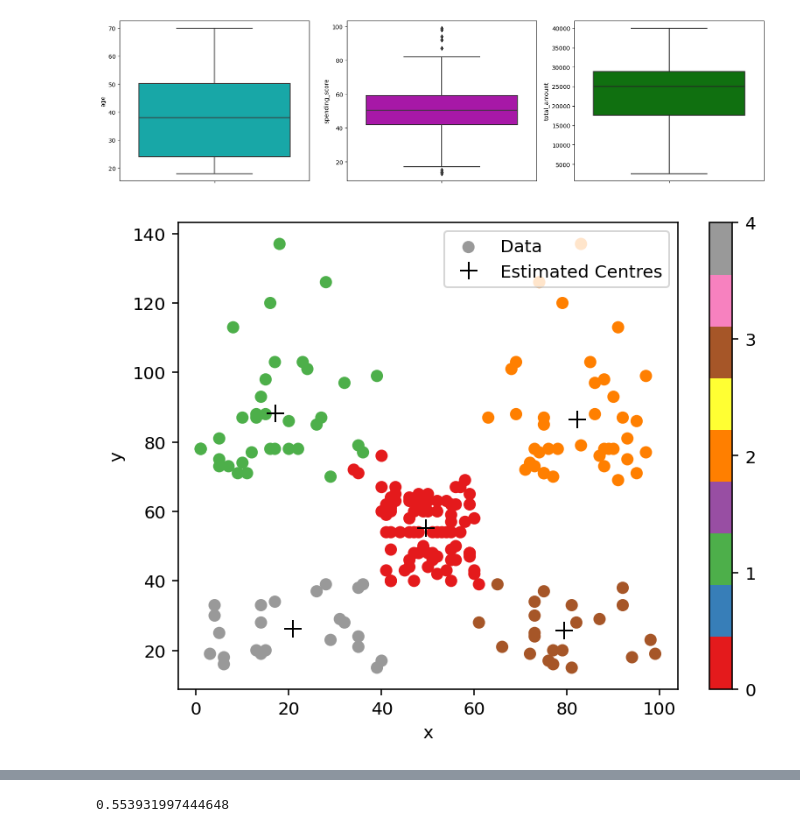
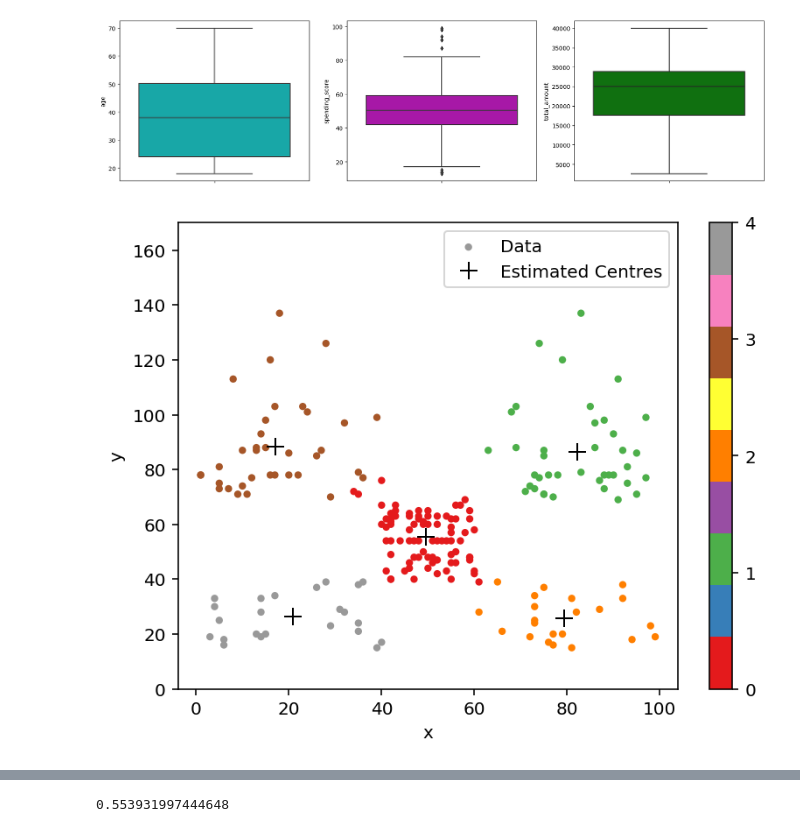
Before and after one commit to AgVicCodes/clustering_analysis, a Jupyter notebook: cluster_analysis.ipynb, the cells around one changed output, grey strips where cells are left out. Saved outputs shown, nothing was run; the diff lists cells and outputs as text; code cells hidden in the pictures.

```diff
--- a/cluster_analysis.ipynb
+++ b/cluster_analysis.ipynb
@@ -92,4 +14,0 @@ cdf2
-# %%
-for index, row in customer_df.iterrows():
-    if row.isna().any():
-        print(f"{index} missing values exist")
@@ -699,64 +606,28 @@ plt.show()
 # %%
-x = customer_df["Spending Score (1-100)"]
-y = customer_df["Annual Income (k$)"]
-
-xy = np.column_stack((x, y))
-
-ncluster = 5
-# set up the clusterer with the number of expected clusters (by eye)
-# kmeans starts with a random seed and repeats the clustering n_init times.
-kmeans = KMeans(n_clusters = ncluster, n_init = 20)
-
-# Fit the data, results are stored in the kmeans object
-kmeans.fit(xy)     # fit done on x,y pairs
-
-labels = kmeans.labels_  # the group for each fitted point
-
-# the estimated cluster centres
-cen = kmeans.cluster_centers_
-xkmeans = cen[:, 0]
-ykmeans = cen[:, 1]
-
-# def plot_fitted_clusters():
-#     """
-#     Plots clustered data as a scatter plot with determined centres shown
-#     """
-#     fig, ax = plt.subplots(dpi = 144)
-#     s = ax.scatter(x, y, marker = 'o', label = 'Data')
-
-#     ax.plot(xkmeans, ykmeans, 'bs', ms = 10, label = 'Estimated Centres')
-
-#     cbar = fig.colorbar(s, ax = ax)
-#     # cbar.set_ticks(np.unique(nclust))
-#     ax.legend()
-#     ax.set_xlabel('x')
-#     ax.set_ylabel('y')
-#     plt.show()
-#     return
-
-# plot_fitted_clusters()
-
-def plot_fitted_clusters():
+def plot_fitted_clusters(xkmeans, ykmeans):
     """
     Plots clustered data as a scatter plot with determined centres shown
     """
-    fig, ax = plt.subplots(dpi=144)
+    fig, ax = plt.subplots(dpi = 144)
 
     # Plot data points with different colors based on their cluster labels
-    s = ax.scatter(x, y, c = labels, cmap = 'Set1', marker = 'o', label = 'Data')
+    s = ax.scatter(x, y, c = labels, s = 10, cmap = 'Set1', marker = 'o', label = 'Data')
 
     # Plot the estimated cluster centers
     ax.plot(xkmeans, ykmeans, 'k+', ms = 10, label = 'Estimated Centres')
 
     # Add colorbar to show the mapping of cluster labels to colors
-    cbar = fig.colorbar(s, ax=ax)
+    cbar = fig.colorbar(s, ax = ax)
     cbar.set_ticks(np.unique(labels))
+
+    ax.set_ylim(0, 170)
 
     ax.legend()
     ax.set_xlabel('x')
     ax.set_ylabel('y')
     plt.show()
-
-plot_fitted_clusters()
-# %% [output]
-[figure, removed]
+# %%
+xkmeans, ykmeans = create_clusters(x, y)
+plot_fitted_clusters(xkmeans, ykmeans)
+# %% [output]
+[figure, added]
```
Also changed, not shown: parts of 52 cells of this notebook, 1 other file.
